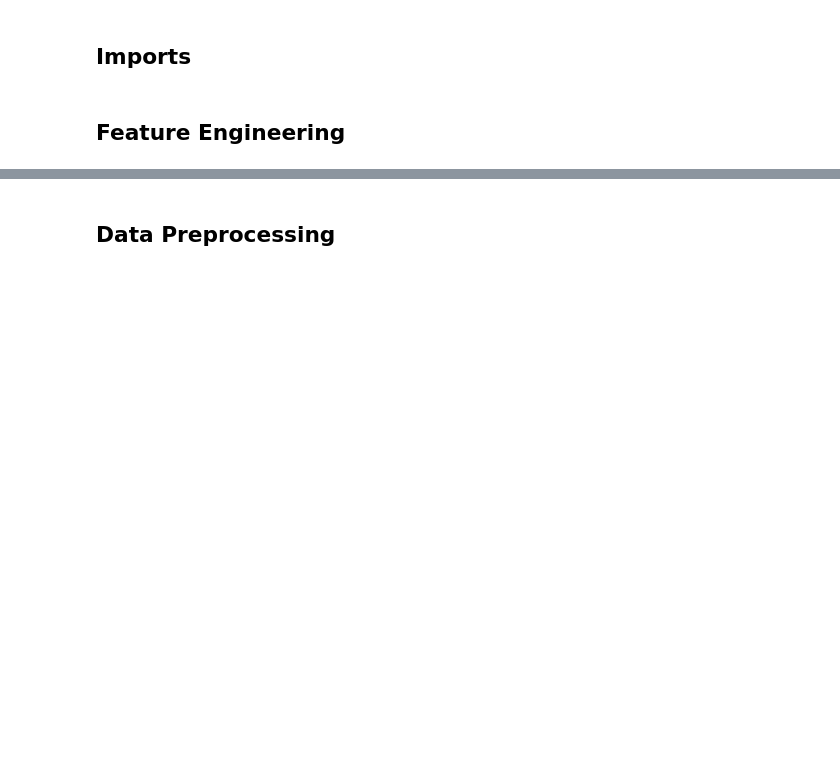
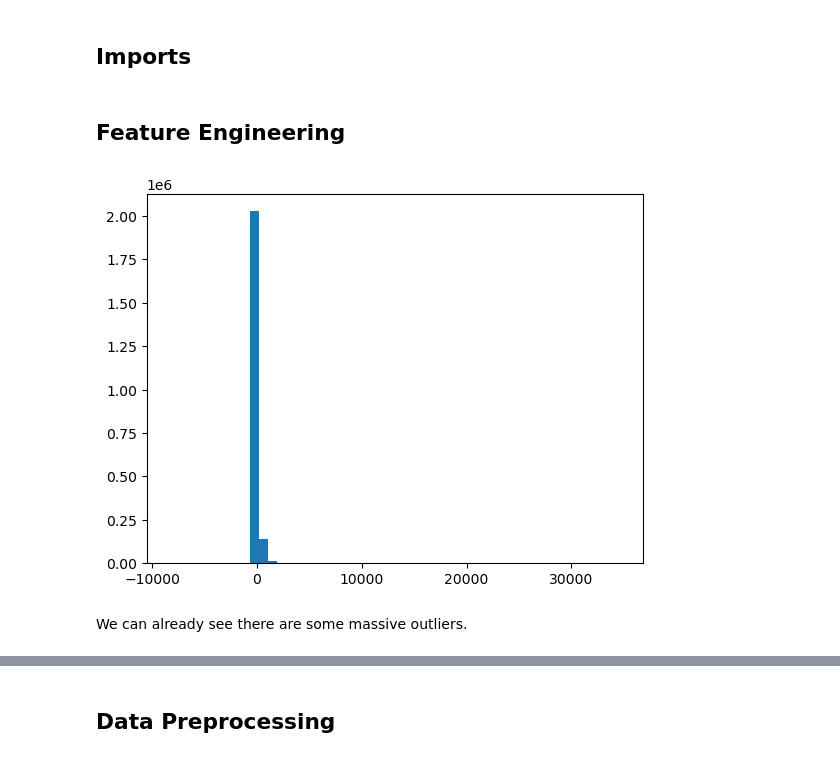
Before and after one commit to nadpierre/stm-transit-delay-prediction, a Jupyter notebook: notebooks/data_preprocessing.ipynb, the cells around one changed output, grey strips where cells are left out. Drawn from its saved outputs; the diff is of its cells as text; code cells hidden in the pictures; blank space fills up the shorter version.

Commit message:
handle outliers

```diff
--- a/notebooks/data_preprocessing.ipynb
+++ b/notebooks/data_preprocessing.ipynb
@@ -36,9 +37,6 @@ from scripts.custom_functions import LOCAL_TIMEZONE, WEATHER_CODES
 df = pd.read_csv('../data/stm_weather_merged.csv')
 # %% [markdown]
 ## Feature Engineering
-# %%
-# Sort data
-df = df.sort_values(by=['trip_id', 'stop_sequence'])
 # %%
 # Convert real and scheduled timestamps
 df['realtime_arrival_time'] = pd.to_datetime(df['realtime_arrival_time'], origin='unix', unit='ms', utc=True)
@@ -46,3 +44,9 @@ df['scheduled_arrival_time'] = pd.to_datetime(df['scheduled_arrival_time'], orig
 # %%
 # Calculate delay in seconds (real - scheduled)
 df['delay'] = (df['realtime_arrival_time'] - df['scheduled_arrival_time']).dt.total_seconds()
+# %%
+plt.hist(df['delay'], bins=50);
+# %% [output]
+[figure, added]
+# %% [markdown]
+We can already see there are some massive outliers.
```
Also changed, not shown: parts of 32 cells of this notebook, 8 other files.
